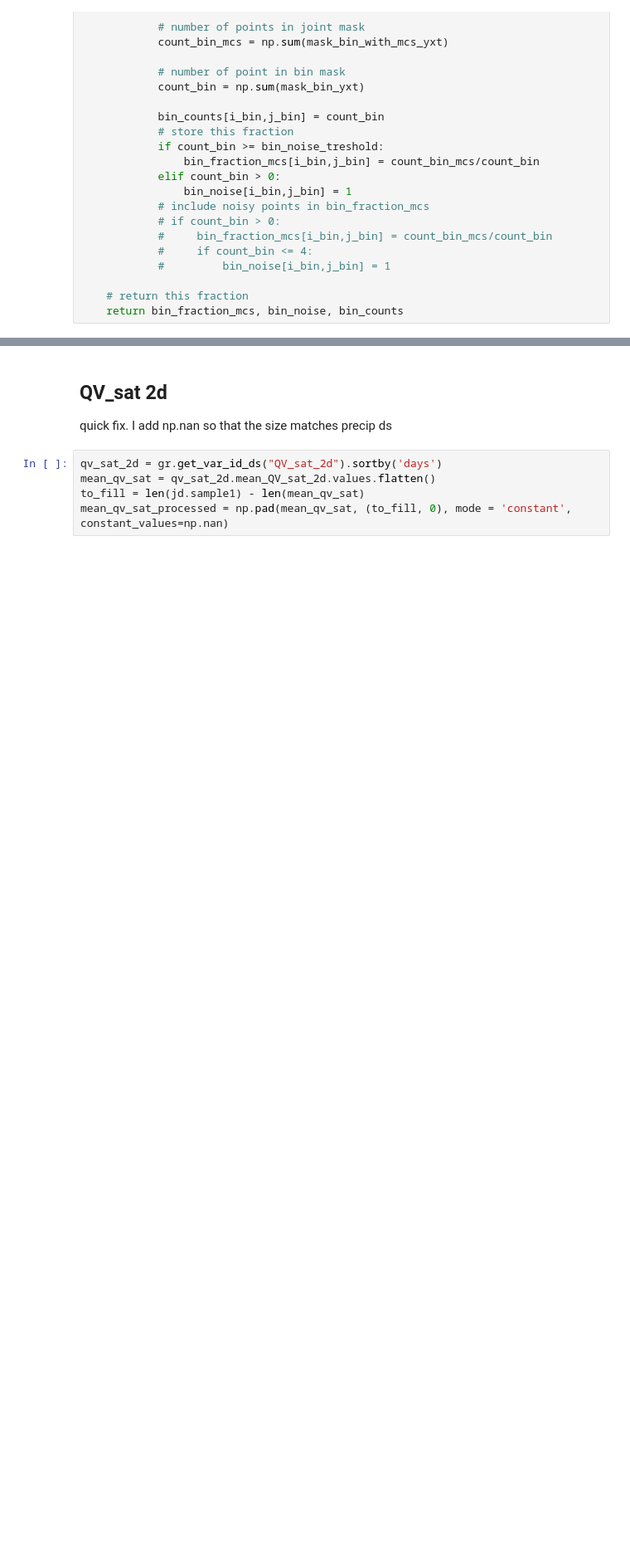
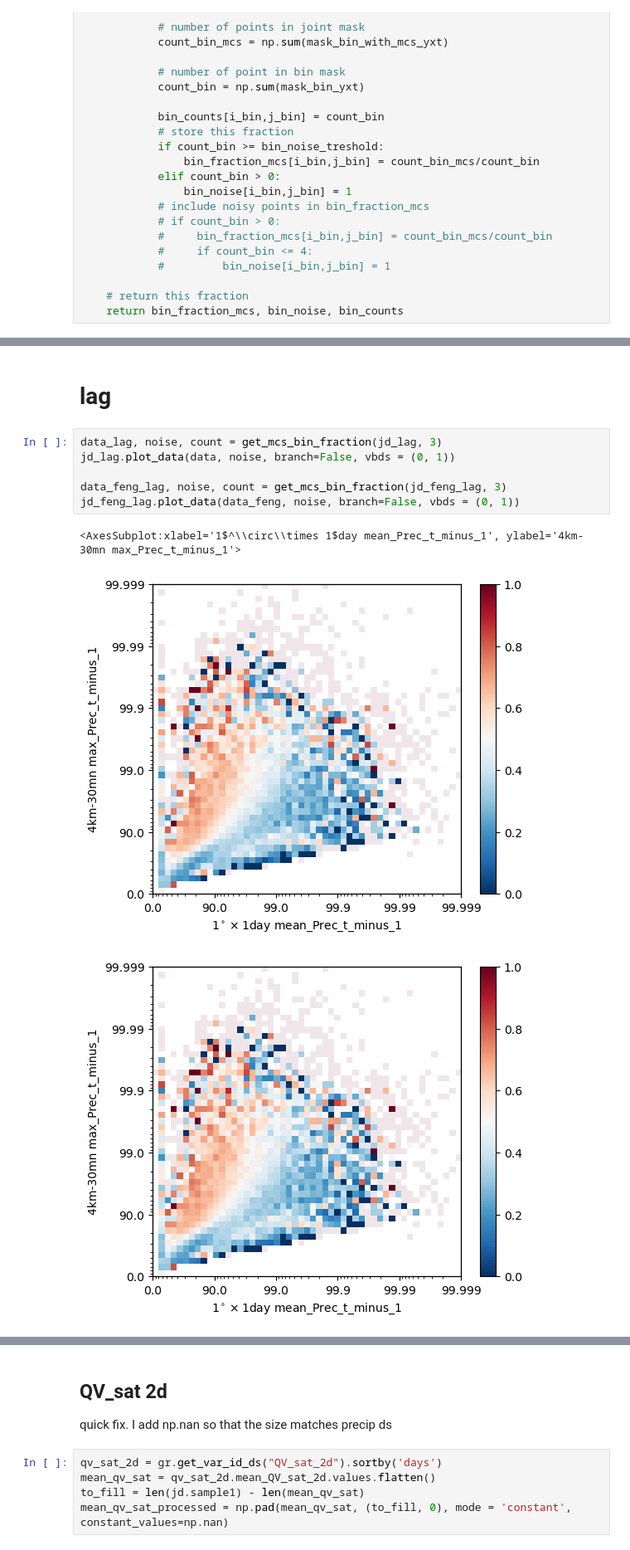
Before and after one commit to 19carenso/tempest, a Jupyter notebook: viz/viz_tropics.ipynb, the cells around one changed output, grey strips where cells are left out. Shown at 83% size. Drawn from its saved outputs; the diff is of its cells as text; blank space fills up the shorter version.

```diff
--- a/viz/viz_tropics.ipynb
+++ b/viz/viz_tropics.ipynb
@@ -164 +216,13 @@ jd_feng.plot_data(data_feng, noise, branch=False, vbds = (0, 1))
+# %% [markdown]
+# lag
+# %%
+data_lag, noise, count = get_mcs_bin_fraction(jd_lag, 3)
+jd_lag.plot_data(data, noise, branch=False, vbds = (0, 1))
+
+data_feng_lag, noise, count = get_mcs_bin_fraction(jd_feng_lag, 3)
+jd_feng_lag.plot_data(data_feng, noise, branch=False, vbds = (0, 1))
+# %% [output]
+<AxesSubplot:xlabel='1$^\\circ\\times 1$day mean_Prec_t_minus_1', ylabel='4km-30mn max_Prec_t_minus_1'>
+[figure, added]
+[figure, added]
 # %%
```
Also changed, not shown: parts of 19 cells of this notebook, 10 other files.
